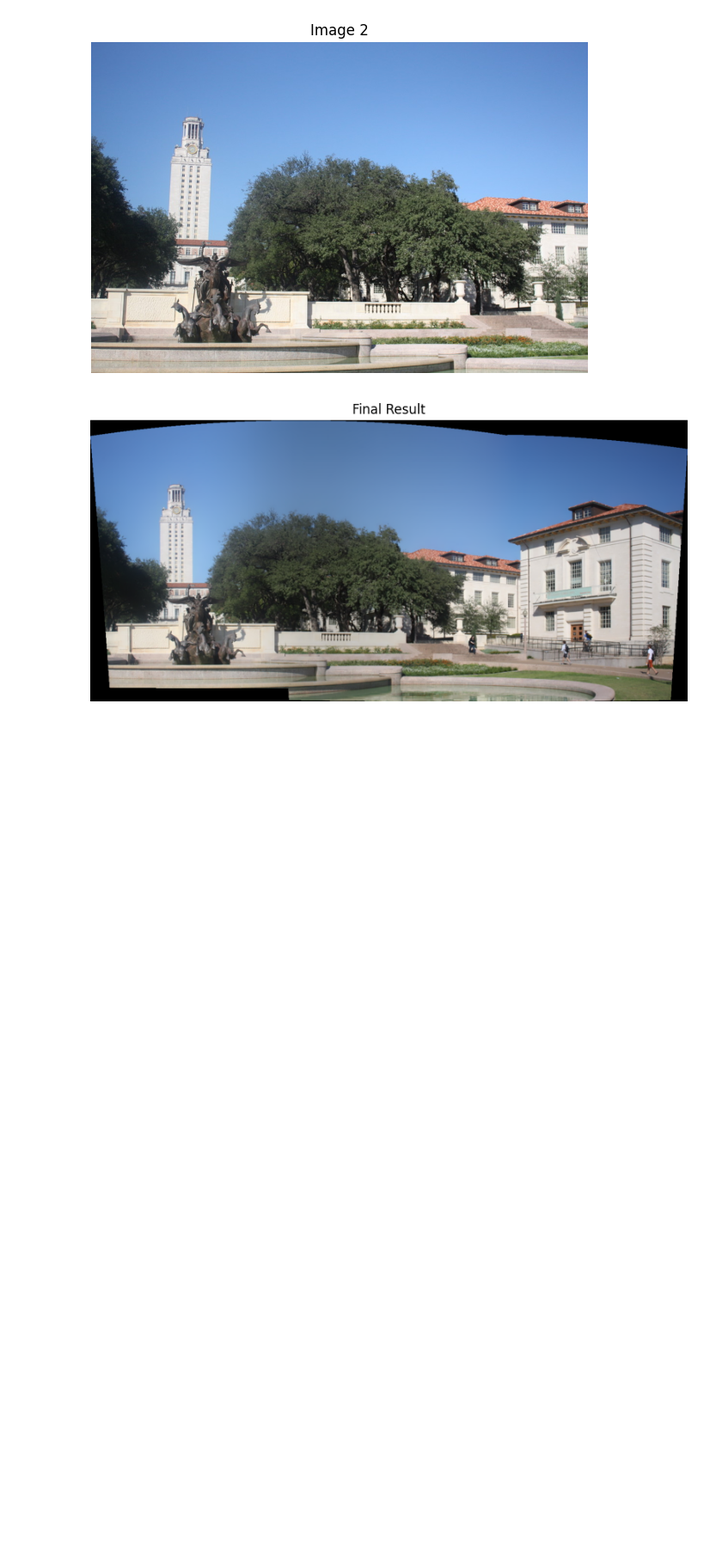
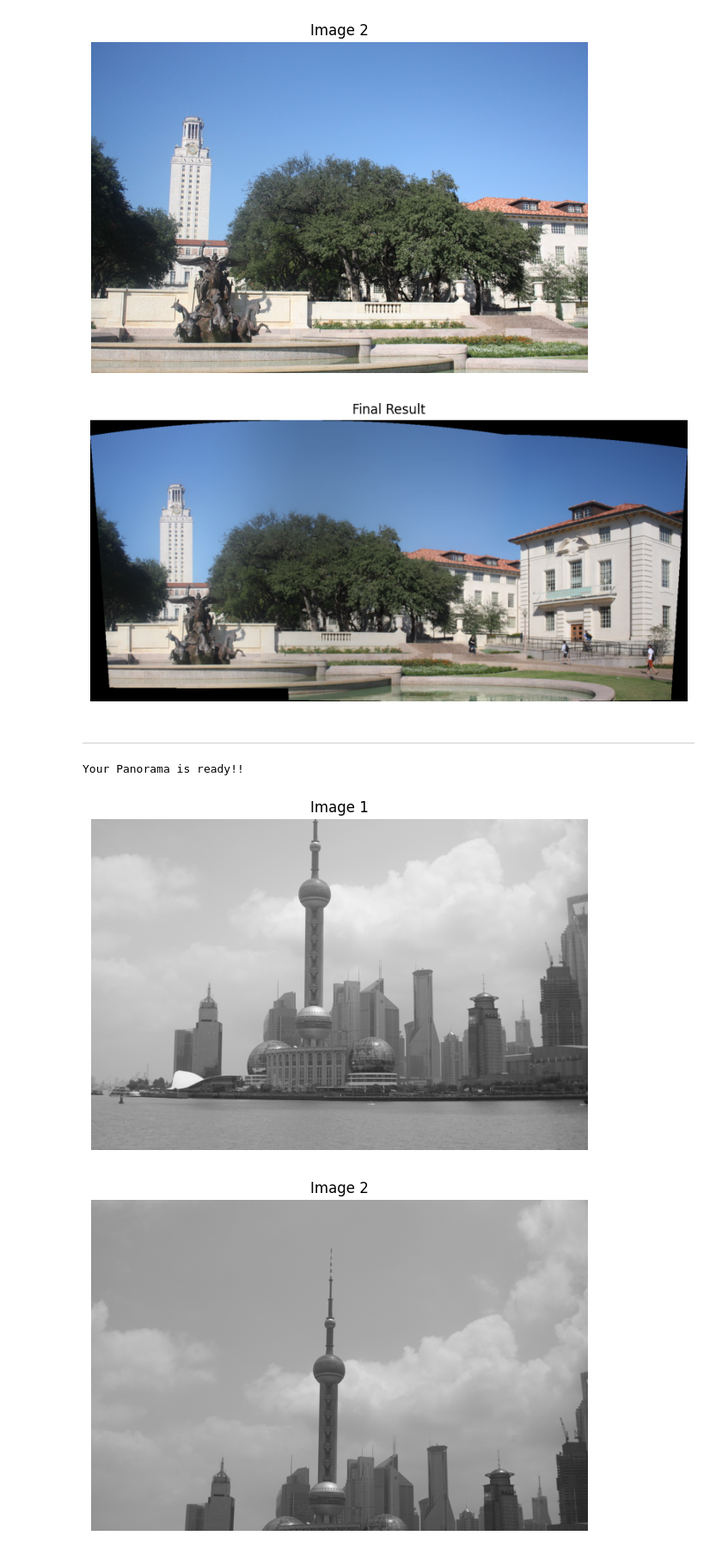
Before and after one commit to tasneemyo/Computer-Vision-Labs, a Jupyter notebook: Assignment02/image-stitching-opencv.ipynb, the cells around one changed output. Shown at 86% size. Cells and saved outputs as stored; diff of their text form; code cells hidden in the pictures; blank space fills up the shorter version.

```diff
--- a/Assignment02/image-stitching-opencv.ipynb
+++ b/Assignment02/image-stitching-opencv.ipynb
@@ -35,3 +35,28 @@ Your Panorama is ready!!
 [figure]
 [figure]
 [figure]
+# %% [markdown]
+----------------------------------------------------
+# %%
+import cv2
+image_paths=['assets/stitching/shanghai-21.png','assets/stitching/shanghai-22.png', 'assets/stitching/shanghai-23.png']
+
+imgs = []
+for i in range(len(image_paths)):
+	imgs.append(cv2.imread(image_paths[i]))
+
+stitchy=cv2.Stitcher.create()
+(dummy,output)=stitchy.stitch(imgs)
+
+if dummy != cv2.STITCHER_OK:
+	print("stitching wasn't successful")
+else:
+	print('Your Panorama is ready!!')
+
+for i in range(len(image_paths)):
+    display_image(cv2.cvtColor(cv2.imread(image_paths[i]), cv2.COLOR_BGR2RGB), f"Image {i+1}")
+display_image(output, "Final Result")
+# %% [output]
+Your Panorama is ready!!
+[figure, added]
+[figure, added]
```
Also changed, not shown: parts of 1 cell of this notebook, 2 other files.
